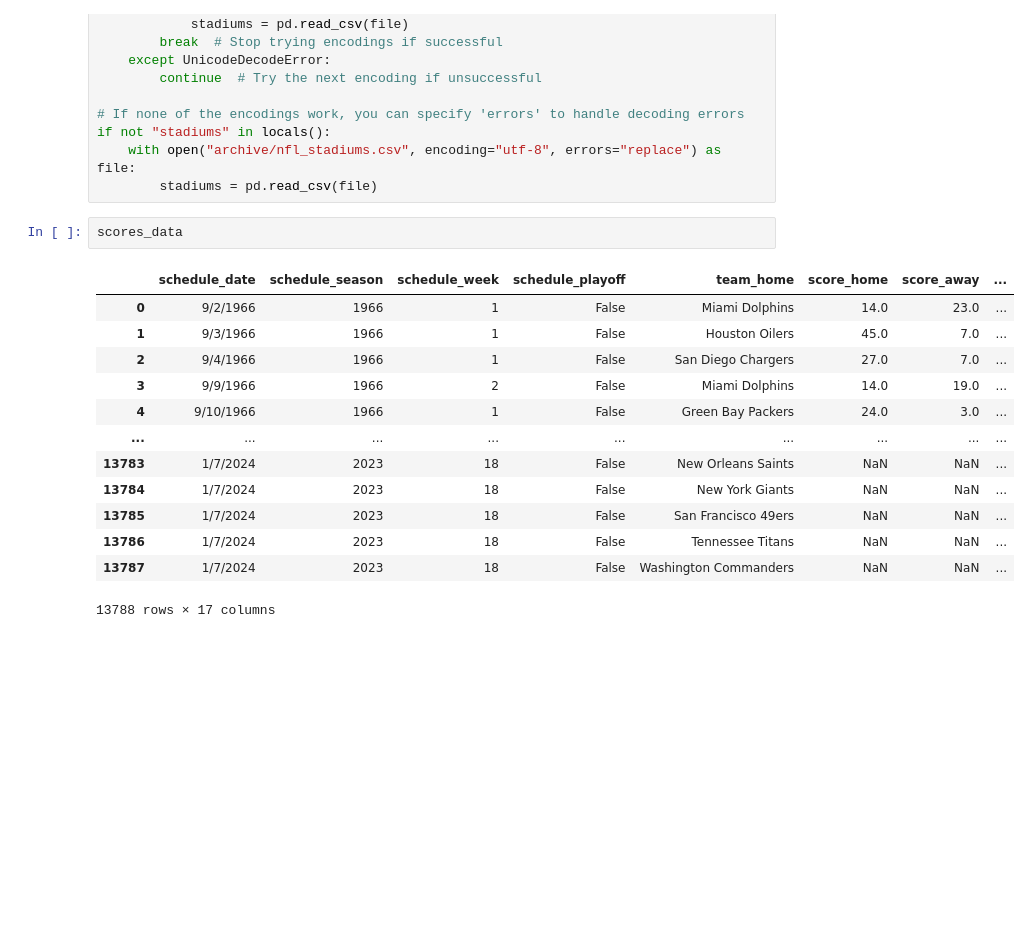
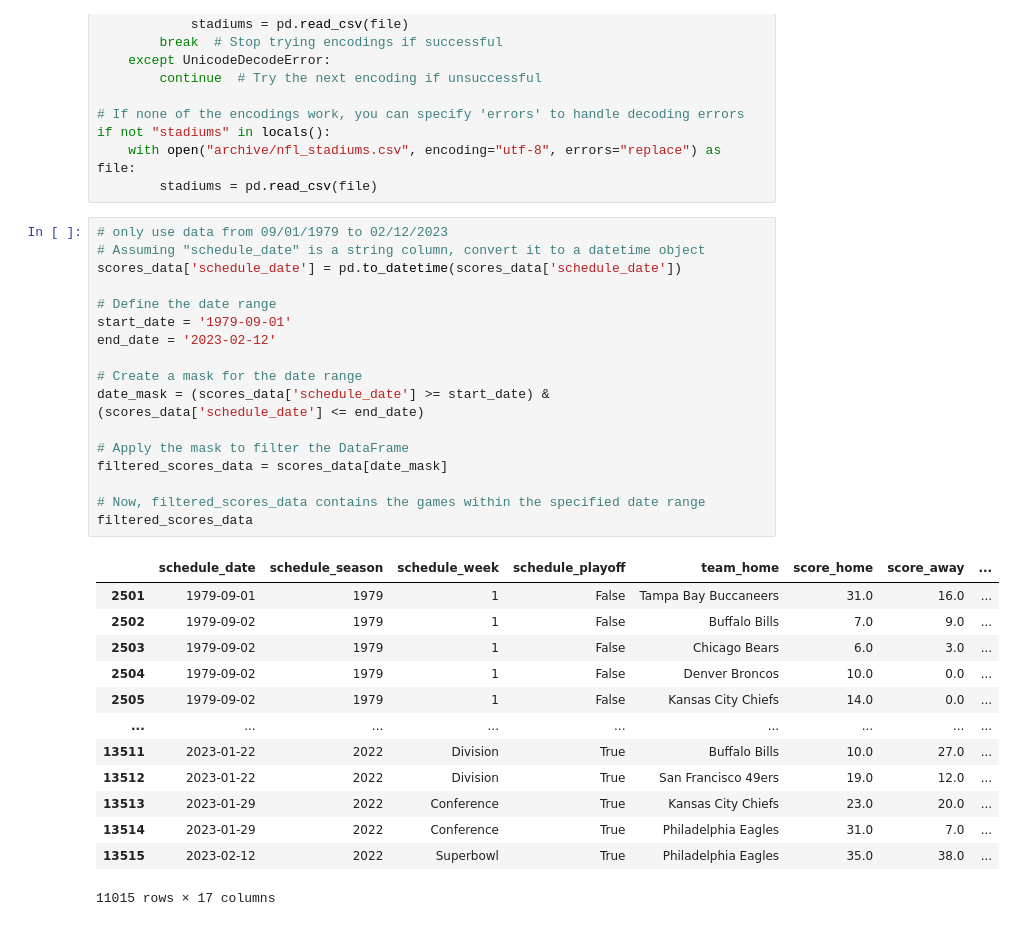
Before and after one commit to davisdw/Project_1_Group_5, a Jupyter notebook: Analysis.ipynb, the cells around one changed output. Saved outputs shown, nothing was run; the diff lists cells and outputs as text; blank space fills up the shorter version.

```diff
--- a/Analysis.ipynb
+++ b/Analysis.ipynb
@@ -26,18 +26,33 @@ if not "stadiums" in locals():
     with open("archive/nfl_stadiums.csv", encoding="utf-8", errors="replace") as file:
         stadiums = pd.read_csv(file)
 # %%
-scores_data
+# only use data from 09/01/1979 to 02/12/2023
+# Assuming "schedule_date" is a string column, convert it to a datetime object
+scores_data['schedule_date'] = pd.to_datetime(scores_data['schedule_date'])
+
+# Define the date range
+start_date = '1979-09-01'
+end_date = '2023-02-12'
+
+# Create a mask for the date range
+date_mask = (scores_data['schedule_date'] >= start_date) & (scores_data['schedule_date'] <= end_date)
+
+# Apply the mask to filter the DataFrame
+filtered_scores_data = scores_data[date_mask]
+
+# Now, filtered_scores_data contains the games within the specified date range
+filtered_scores_data
 # %% [output]
 |  | schedule_date | schedule_season | schedule_week | schedule_playoff | team_home | score_home | score_away | ... |
-| 0 | 9/2/1966 | 1966 | 1 | False | Miami Dolphins | 14.0 | 23.0 | ... |
-| 1 | 9/3/1966 | 1966 | 1 | False | Houston Oilers | 45.0 | 7.0 | ... |
-| 2 | 9/4/1966 | 1966 | 1 | False | San Diego Chargers | 27.0 | 7.0 | ... |
-| 3 | 9/9/1966 | 1966 | 2 | False | Miami Dolphins | 14.0 | 19.0 | ... |
-| 4 | 9/10/1966 | 1966 | 1 | False | Green Bay Packers | 24.0 | 3.0 | ... |
+| 2501 | 1979-09-01 | 1979 | 1 | False | Tampa Bay Buccaneers | 31.0 | 16.0 | ... |
+| 2502 | 1979-09-02 | 1979 | 1 | False | Buffalo Bills | 7.0 | 9.0 | ... |
+| 2503 | 1979-09-02 | 1979 | 1 | False | Chicago Bears | 6.0 | 3.0 | ... |
+| 2504 | 1979-09-02 | 1979 | 1 | False | Denver Broncos | 10.0 | 0.0 | ... |
+| 2505 | 1979-09-02 | 1979 | 1 | False | Kansas City Chiefs | 14.0 | 0.0 | ... |
 | ... | ... | ... | ... | ... | ... | ... | ... | ... |
-| 13783 | 1/7/2024 | 2023 | 18 | False | New Orleans Saints | NaN | NaN | ... |
-| 13784 | 1/7/2024 | 2023 | 18 | False | New York Giants | NaN | NaN | ... |
-| 13785 | 1/7/2024 | 2023 | 18 | False | San Francisco 49ers | NaN | NaN | ... |
-| 13786 | 1/7/2024 | 2023 | 18 | False | Tennessee Titans | NaN | NaN | ... |
-| 13787 | 1/7/2024 | 2023 | 18 | False | Washington Commanders | NaN | NaN | ... |
+| 13511 | 2023-01-22 | 2022 | Division | True | Buffalo Bills | 10.0 | 27.0 | ... |
+| 13512 | 2023-01-22 | 2022 | Division | True | San Francisco 49ers | 19.0 | 12.0 | ... |
+| 13513 | 2023-01-29 | 2022 | Conference | True | Kansas City Chiefs | 23.0 | 20.0 | ... |
+| 13514 | 2023-01-29 | 2022 | Conference | True | Philadelphia Eagles | 31.0 | 7.0 | ... |
+| 13515 | 2023-02-12 | 2022 | Superbowl | True | Philadelphia Eagles | 35.0 | 38.0 | ... |
-13788 rows × 17 columns
+11015 rows × 17 columns
```
Also changed, not shown: parts of 4 cells of this notebook.
